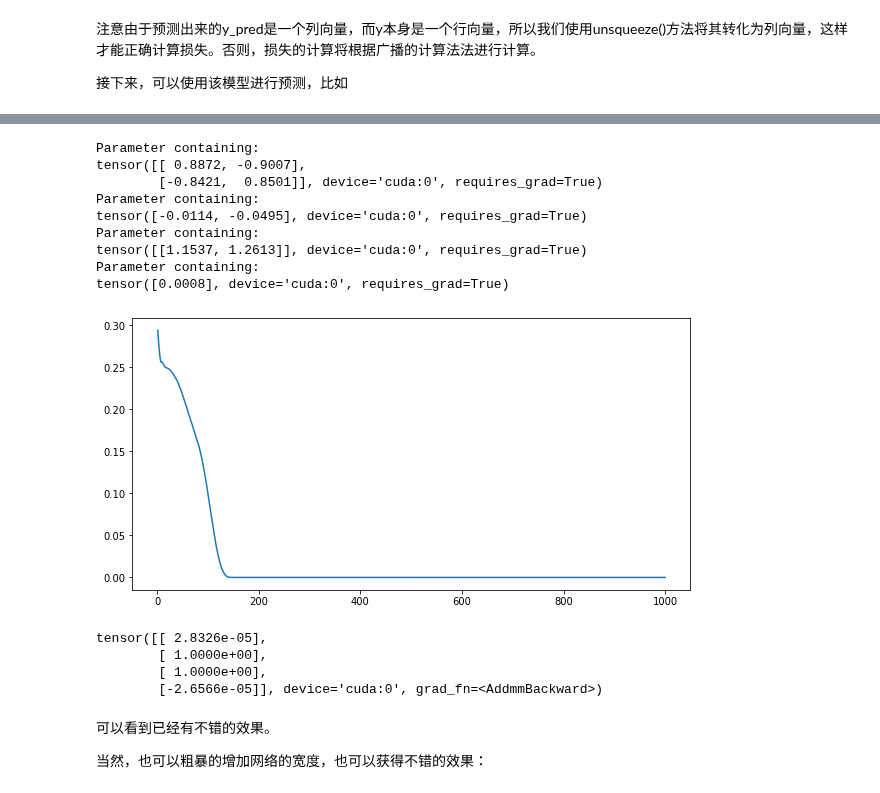
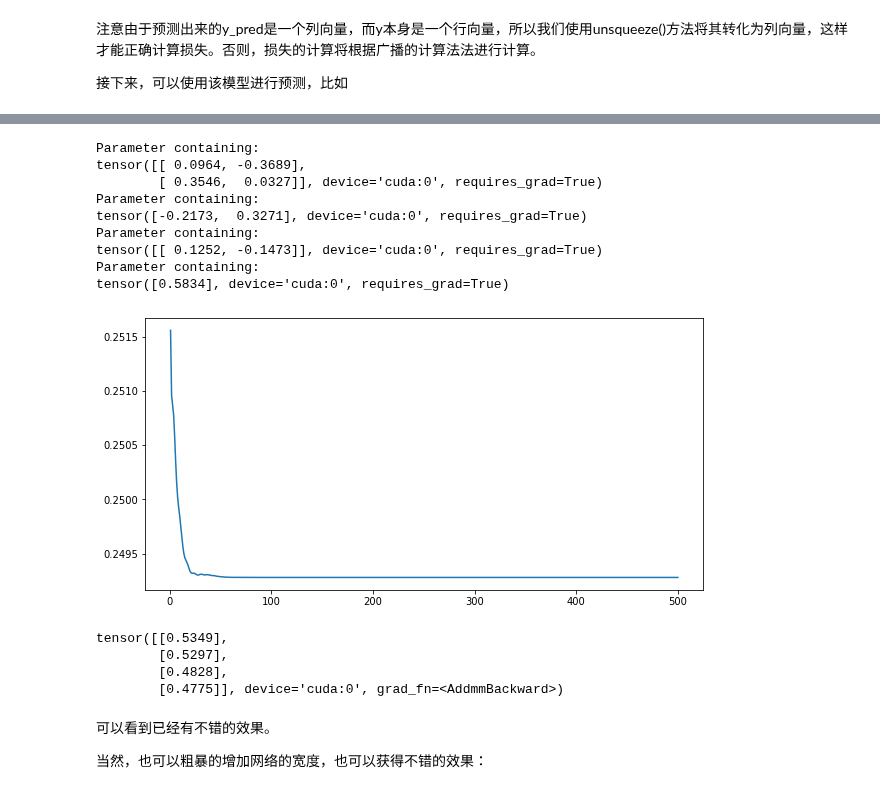
Before and after one commit to sijichun/PythonTutor, a Jupyter notebook: NN.ipynb, the cells around one changed output, grey strips where cells are left out. Drawn from its saved outputs; the diff is of its cells as text; code cells hidden in the pictures.

```diff
--- a/NN.ipynb
+++ b/NN.ipynb
@@ -224,7 +224,7 @@ self.layer1=nn.Sequential(OrderedDict([
 criterion=nn.MSELoss()
 optimizer=optim.Adam(model.parameters(), lr=0.01)
 losses=[]
-for i in range(1000):
+for i in range(500):
     for x,y in xor_dl:
         # 将x计算预测值
         y_pred=model(x.to(device))
@@ -315,49 +315,49 @@ model=XOR_net().to(device)
 criterion=nn.MSELoss()
 optimizer=optim.Adam(model.parameters(), lr=0.01)
 losses=[]
-for i in range(1000):
+for i in range(500):
     for x,y in xor_dl:
         # 将x计算预测值
         y_pred=model(x.to(device))
         # 计算损失
         loss=criterion(y_pred, y.to(device).unsqueeze(1))
         losses.append(loss.item())
         # 反向传播
         optimizer.zero_grad()
         loss.backward()
         optimizer.step()
 for p in model.parameters():
     print(p)
 import matplotlib.pyplot as plt
 %matplotlib inline
 plt.rcParams['figure.figsize'] = (10.0, 5.0)
 
 i=np.arange(len(losses))+1
 plt.plot(i,np.array(losses))
 plt.show()
 
 X_pred=torch.tensor([[0.0,0],[0,1],[1,0],[1,1]]).to(device)
 
 # 改为预测模式
 model.eval()
 # 预测
 result=model(X_pred)
 print(result)
 # %% [output]
 Parameter containing:
-tensor([[ 0.8872, -0.9007],
-        [-0.8421,  0.8501]], device='cuda:0', requires_grad=True)
+tensor([[ 0.0964, -0.3689],
+        [ 0.3546,  0.0327]], device='cuda:0', requires_grad=True)
 Parameter containing:
-tensor([-0.0114, -0.0495], device='cuda:0', requires_grad=True)
+tensor([-0.2173,  0.3271], device='cuda:0', requires_grad=True)
 Parameter containing:
-tensor([[1.1537, 1.2613]], device='cuda:0', requires_grad=True)
+tensor([[ 0.1252, -0.1473]], device='cuda:0', requires_grad=True)
 Parameter containing:
-tensor([0.0008], device='cuda:0', requires_grad=True)
+tensor([0.5834], device='cuda:0', requires_grad=True)
-[figure, old version]
+[figure, new version]
-tensor([[ 2.8326e-05],
-        [ 1.0000e+00],
-        [ 1.0000e+00],
-        [-2.6566e-05]], device='cuda:0', grad_fn=<AddmmBackward>)
+tensor([[0.5349],
+        [0.5297],
+        [0.4828],
+        [0.4775]], device='cuda:0', grad_fn=<AddmmBackward>)
 # %% [markdown]
 可以看到已经有不错的效果。
 
```
Also changed, not shown: parts of 23 cells of this notebook, 2 other files.
